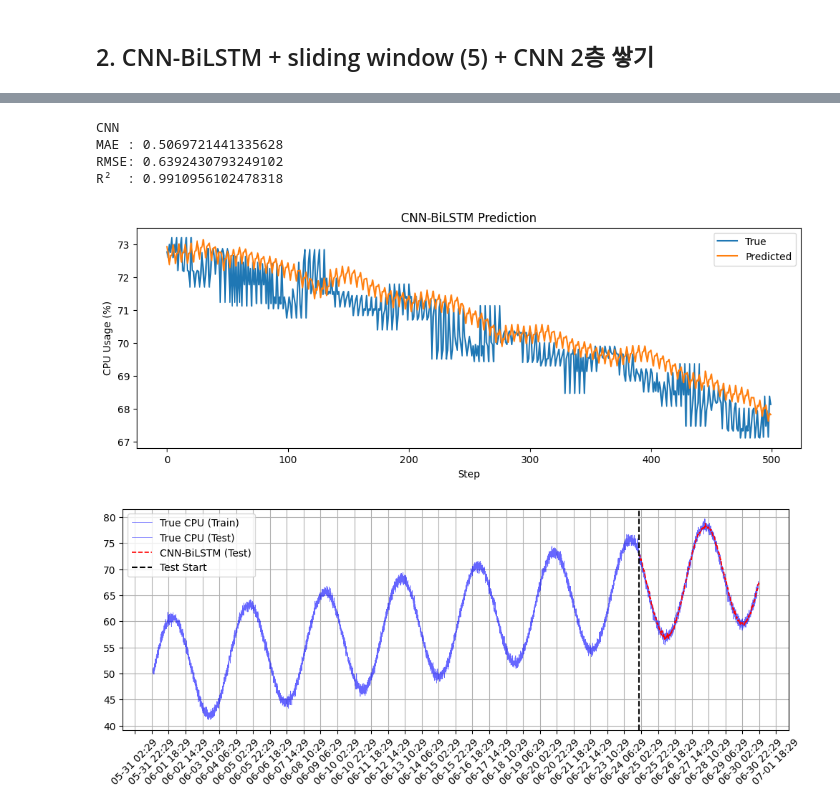
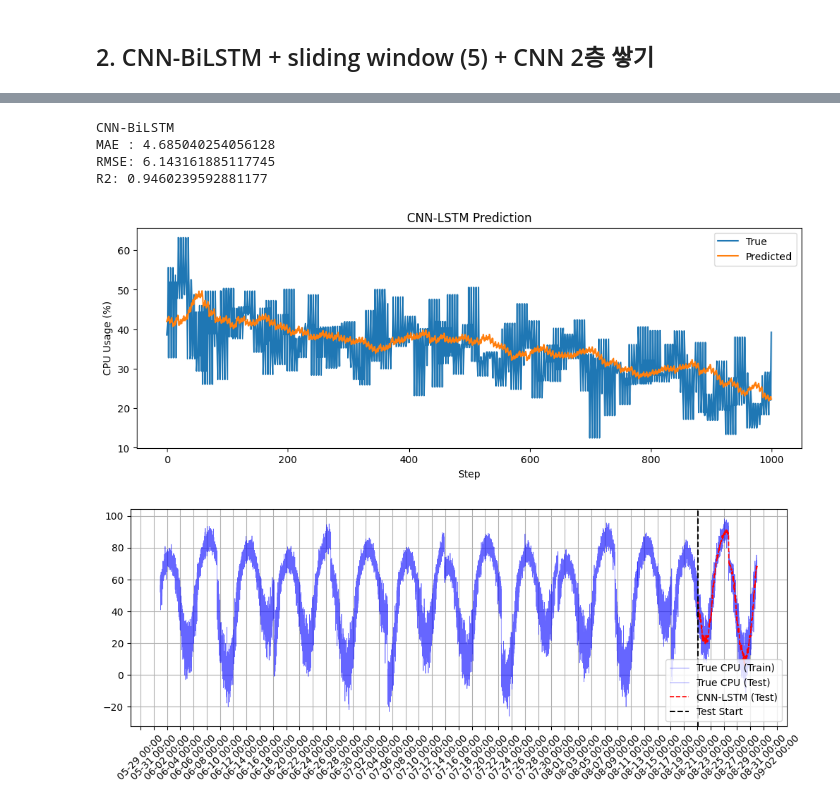
Before and after one commit to hyeonseonn/sensing_app, a Jupyter notebook: [0804new]_machine_learning_CPU.ipynb, the cells around one changed output, grey strips where cells are left out. Saved outputs shown, nothing was run; the diff lists cells and outputs as text; code cells hidden in the pictures.

```diff
--- a/[0804new]_machine_learning_CPU.ipynb
+++ b/[0804new]_machine_learning_CPU.ipynb
@@ -168,12 +143,23 @@ plt.show()
 
 # train+test plot
 import matplotlib.dates as mdates
-full_time_index = df.index  # 전체 시간 index (x축)
-test_start_idx = len(X_train) + past_steps
+# full_time_index = df.index  # 전체 시간 index (x축)
+# test_start_idx = len(X_train) + past_steps
+# test_time_index = df.index[test_start_idx : test_start_idx + len(y_test)]
+train_series = df['cpu'][:test_start_idx]  # Test 시작 전까지
+test_series_true= df['cpu'][test_start_idx:]
+
+total_len = len(df)
+train_ratio = 0.8
+val_ratio = 0.1
+
+train_end = int(total_len * train_ratio)
+val_end = train_end + int(total_len * val_ratio)
+test_start_idx = val_end + past_steps
 test_time_index = df.index[test_start_idx : test_start_idx + len(y_test)]
-train_series = df['cpu'][:test_start_idx]  # Test 시작 전까지
 
-test_series_true = pd.Series(true_inv[:,0].flatten(), index=test_time_index) # test data (True)
+
+# test_series_true = pd.Series(true_inv[:,0].flatten(), index=test_time_index) # test data (True)
 all_future_times = []
 all_future_preds = []
 future_interval = 5
@@ -1148,16 +1130,22 @@ R²  : 0.9910956102478318
 # %%
 # plot
 
-print("CNN")
+print("CNN-BiLSTM")
 print("MAE :", mean_absolute_error(true_inv, pred_inv))
 print("RMSE:", np.sqrt(mean_squared_error(true_inv, pred_inv)))
-print("R²  :", r2_score(true_inv, pred_inv))
+print("R2:", r2_score(true_inv, pred_inv))
+
+metrics = {
+    "MAE": round(mean_absolute_error(true_inv, pred_inv), 2),
+    "RMSE": round(np.sqrt(mean_squared_error(true_inv, pred_inv)), 2),
+    "R2": r2_score(true_inv, pred_inv)
+}
 
 
 plt.figure(figsize=(12, 4))
-plt.plot(true_inv.flatten()[:500], label="True")
-plt.plot(pred_inv.flatten()[:500], label="Predicted")
-plt.title("CNN-BiLSTM Prediction")
+plt.plot(true_inv.flatten()[:1000], label="True")
+plt.plot(pred_inv.flatten()[:1000], label="Predicted")
+plt.title("CNN-LSTM Prediction")
 plt.ylabel("CPU Usage (%)")
 plt.xlabel("Step")
 plt.legend()
@@ -1165,49 +1153,60 @@ plt.show()
 
 # train+test plot
 import matplotlib.dates as mdates
-full_time_index = df.index  # 전체 시간 index (x축)
+# full_time_index = df.index  # 전체 시간 index (x축)
 test_start_idx = len(X_train) + past_steps
+# test_time_index = df.index[test_start_idx : test_start_idx + len(y_test)]
+train_series = df['cpu'][:test_start_idx]  # Test 시작 전까지
+test_series_true= df['cpu'][test_start_idx:]
+
+total_len = len(df)
+train_ratio = 0.8
+val_ratio = 0.1
+
+train_end = int(total_len * train_ratio)
+val_end = train_end + int(total_len * val_ratio)
+test_start_idx = val_end + past_steps
 test_time_index = df.index[test_start_idx : test_start_idx + len(y_test)]
-train_series = df['cpu'][:test_start_idx]  # Test 시작 전까지
 
-test_series_true = pd.Series(true_inv[:,0].flatten(), index=test_time_index) # test data (True)
+
+# test_series_true = pd.Series(true_inv[:,0].flatten(), index=test_time_index) # test data (True)
 all_future_times = []
 all_future_preds = []
 future_interval = 5
 
 # timestamp 매핑
 for i in range(len(test_time_index)):
     for j in range(future_steps):
         # 샘플 끝나는 시점 + (j+1)*5분
         future_time = test_time_index[i] + pd.Timedelta(minutes=(j+1)*future_interval)
         all_future_times.append(future_time)
         all_future_preds.append(pred[i, j])
 
 pred_df = pd.DataFrame({"time": all_future_times,
                         "pred": scaler.inverse_transform(np.array(all_future_preds).reshape(-1,1)).flatten()})
 
 pred_df_mean = pred_df.groupby("time").mean().sort_index()
 test_series_pred = pd.Series(pred_df_mean['pred'], index=pred_df_mean.index) # test data (estimated)
 
 
 # visualization
 fig, ax = plt.subplots(figsize=(12,4))
 plt.setp(ax.get_xticklabels(), rotation=45, ha="center")
 plt.plot(train_series,label = "True CPU (Train)", color = "blue", alpha = 0.6,linewidth = 0.5)
 plt.plot(test_series_true, label="True CPU (Test)", color="blue", alpha = 0.6, linewidth = 0.5)
-plt.plot(test_series_pred, label="CNN-BiLSTM (Test)", color="red", linestyle="--", linewidth = 1.2)
+plt.plot(test_series_pred, label="CNN-LSTM (Test)", color="red", linestyle="--", linewidth = 1.2)
 plt.axvline(test_time_index[0], color="black", linestyle="--", label="Test Start") # test data start line
-ax.xaxis.set_major_locator(mdates.MinuteLocator(interval=1200)) # 20시간 간격
+ax.xaxis.set_major_locator(mdates.DayLocator(interval=2))
 ax.xaxis.set_major_formatter(mdates.DateFormatter('%m-%d %H:%M'))
 plt.setp(ax.get_xticklabels(), rotation=45, ha="center")
 
 plt.legend()
 plt.grid(True)
 plt.show()
 # %% [output]
-CNN
-MAE : 0.5069721441335628
-RMSE: 0.6392430793249102
-R²  : 0.9910956102478318
+CNN-BiLSTM
+MAE : 4.685040254056128
+RMSE: 6.143161885117745
+R2: 0.9460239592881177
-[figure, old version]
+[figure, new version]
-[figure, old version]
+[figure, new version]
```
Also changed, not shown: parts of 16 cells of this notebook.
